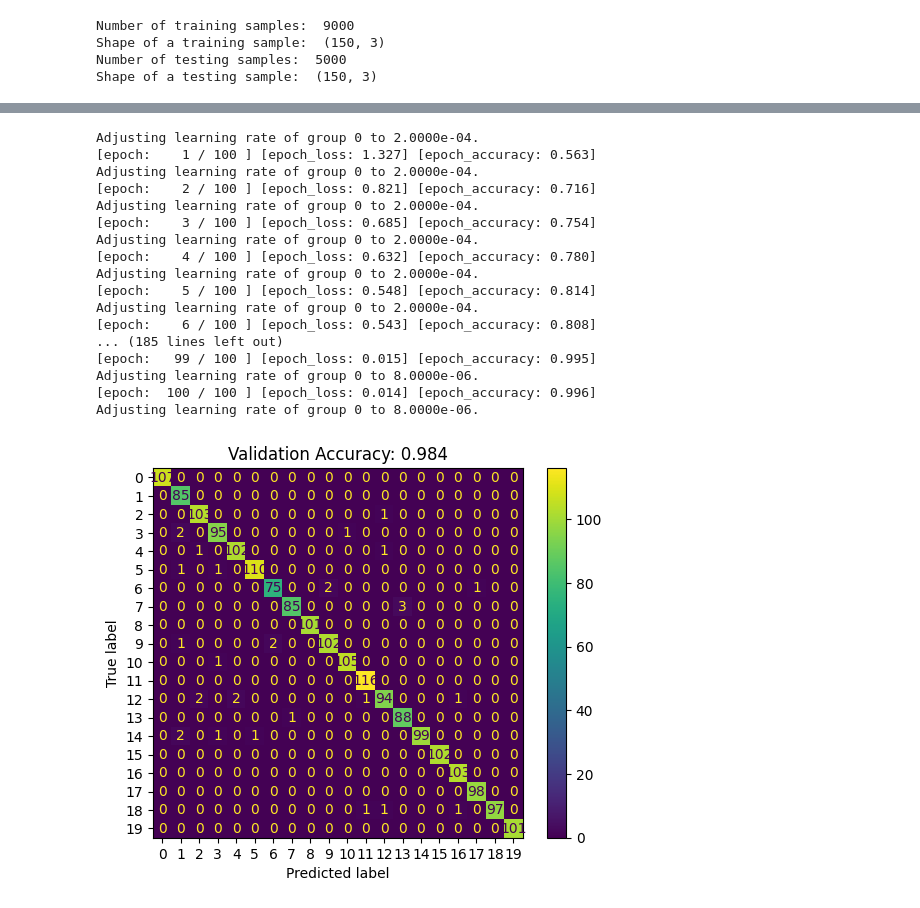
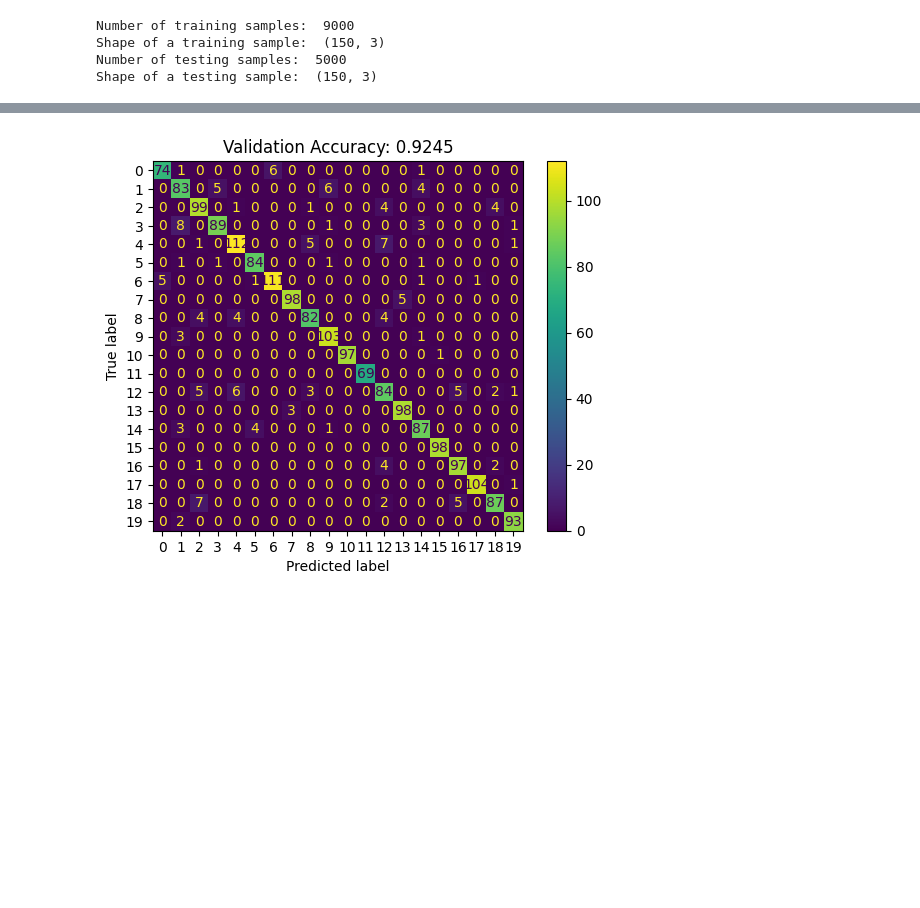
Before and after one commit to fusedbloxxer/ub-g11-pml, a Jupyter notebook: projects/smart/src/main.ipynb, the cells around one changed output, grey strips where cells are left out. Drawn from its saved outputs; the diff is of its cells as text; code cells hidden in the pictures; blank space fills up the shorter version.

```diff
--- a/projects/smart/src/main.ipynb
+++ b/projects/smart/src/main.ipynb
@@ -128,7 +166,8 @@ for i, (sizes, title) in enumerate([(train_sizes, 'train'), (test_sizes, 'test')
 # %%
 # Sample three recordings
 gen = default_rng(24)
-sample_i = gen.choice(9000, size=1, replace=False)
+sample_i = 100
+user_label = train_labels[sample_i]
 
 # Try different normalization / feature scaling methods
 strategies = (
@@ -142,19 +181,23 @@ strategies = (
 )
 
 # Display a sample in both sensor space and normalized space
-f = pt.figure(figsize=(15, 5))
-f.suptitle(f'User {i}')
+f = pt.figure(figsize=(20, 7))
+f.suptitle(f'User {user_label}')
+f.tight_layout()
 for i, (strategy, axis) in enumerate(strategies):
   # Normalize to view different perspectives
   norm_train_data, \
   norm_test_data = pg.normalize(no_gaps_train_data, no_gaps_test_data, strategy, axis)
 
   # Retrieve normalized samples
-  record_x = norm_train_data[sample_i][0]
+  train_record = norm_train_data[sample_i]
 
   # Display scaled vectors
   plot_n = f.add_subplot(2, len(strategies), i + 1, projection='3d')
-  plot_n.plot(record_x[:, 0], record_x[:, 1], record_x[:, 2])
+  plot_n.plot3D(train_record[:, 0], train_record[:, 1], train_record[:, 2])
   plot_n.set_title(f'{strategy} {axis}')
-  plot_n.view_init(elev=40, azim=30)
+  plot_n.set_xlabel('x')
+  plot_n.set_ylabel('y')
+  plot_n.set_zlabel('z')
+  plot_n.view_init(elev=50, azim=45)
 pt.show()
@@ -239,7 +284,7 @@ tparams: params.TrainParams = {
 # Train and validate using crossvalidation technique
 trn_accy, val_accy = [], []
 train_dummy = ny.empty((9000, 450))
-for i, (fold_train, fold_valid) in enumerate(KFold(shuffle=True, n_splits=tparams['n_folds']).split(train_dummy)):
+for i, (fold_train, fold_valid) in enumerate(KFold(shuffle=True, n_splits=tparams['n_folds'], random_state=24).split(train_dummy)):
   # Indicate current iteration
   print(f"{tparams['n_folds']}-Fold: {i + 1}")
 
@@ -259,7 +304,9 @@ for i, (fold_train, fold_valid) in enumerate(KFold(shuffle=True, n_splits=tparam
   valid_labels_subset = pg.preprocess(train_data_subset,
                                       train_labels_subset,
                                       valid_data_subset,
-                                      valid_labels_subset)
+                                      valid_labels_subset,
+                                      outliers=None,
+                                      pos_embedding=True)
 
   # Learn on training data and predict on valid set
   history = model.fit(train_data_subset, train_labels_subset, \
@@ -337,57 +350,41 @@ KeyboardInterrupt:
 model = model_factory()
 
 # Split data indices
-rnd_indices = default_rng(76).choice(len(train_data), size=len(train_data), replace=False)
+# indices = default_rng(76).choice(len(train_data), size=len(train_data), replace=False)
+indices = ny.arange(len(train_data))
 n_subset_valid = 2_000
 n_subset_train_i = len(train_data) - n_subset_valid
 n_subset_valid_i = n_subset_train_i
 
 # Get indices and extract the elements
-train_i = rnd_indices[:n_subset_train_i]
-valid_i = rnd_indices[n_subset_valid_i:]
+train_i = indices[:n_subset_train_i]
+valid_i = indices[n_subset_valid_i:]
 train_data_subset = [train_data[i] for i in train_i]
 valid_data_subset = [train_data[i] for i in valid_i]
 train_labels_subset = [train_labels[i] for i in train_i]
 valid_labels_subset = [train_labels[i] for i in valid_i]
 
 # Preprocess the data
 train_data_subset,   \
 train_labels_subset, \
 valid_data_subset,   \
 valid_labels_subset = pg.preprocess(train_data_subset, train_labels_subset, \
-                                    valid_data_subset, valid_labels_subset)
+                                    valid_data_subset, valid_labels_subset,pos_embedding=True)
 
 # Fit model on all training data except last 2_000 entries
 model.fit(train_data_subset, train_labels_subset)
 
 # Predict on last 2_000 entries
 m_cnf = model.conf(valid_data_subset, valid_labels_subset)
 
 # Transform back to labels instead of probs
 f = pt.figure()
 a = f.add_subplot()
 a.set_title(f'Validation Accuracy: {m_cnf.trace() / m_cnf.sum()}')
 ConfusionMatrixDisplay(m_cnf).plot(ax=a)
 pt.show()
 # %% [output]
-Adjusting learning rate of group 0 to 2.0000e-04.
-[epoch:    1 / 100 ] [epoch_loss: 1.327] [epoch_accuracy: 0.563]
-Adjusting learning rate of group 0 to 2.0000e-04.
-[epoch:    2 / 100 ] [epoch_loss: 0.821] [epoch_accuracy: 0.716]
-Adjusting learning rate of group 0 to 2.0000e-04.
-[epoch:    3 / 100 ] [epoch_loss: 0.685] [epoch_accuracy: 0.754]
-Adjusting learning rate of group 0 to 2.0000e-04.
-[epoch:    4 / 100 ] [epoch_loss: 0.632] [epoch_accuracy: 0.780]
-Adjusting learning rate of group 0 to 2.0000e-04.
-[epoch:    5 / 100 ] [epoch_loss: 0.548] [epoch_accuracy: 0.814]
-Adjusting learning rate of group 0 to 2.0000e-04.
-[epoch:    6 / 100 ] [epoch_loss: 0.543] [epoch_accuracy: 0.808]
-... (185 lines left out)
-[epoch:   99 / 100 ] [epoch_loss: 0.015] [epoch_accuracy: 0.995]
-Adjusting learning rate of group 0 to 8.0000e-06.
-[epoch:  100 / 100 ] [epoch_loss: 0.014] [epoch_accuracy: 0.996]
-Adjusting learning rate of group 0 to 8.0000e-06.
-[figure, old version]
+[figure, new version]
 # %%
 # Instantiate model for final prediction on test set
 model = model_factory()
```
Also changed, not shown: parts of 11 cells of this notebook, 37 other files.
